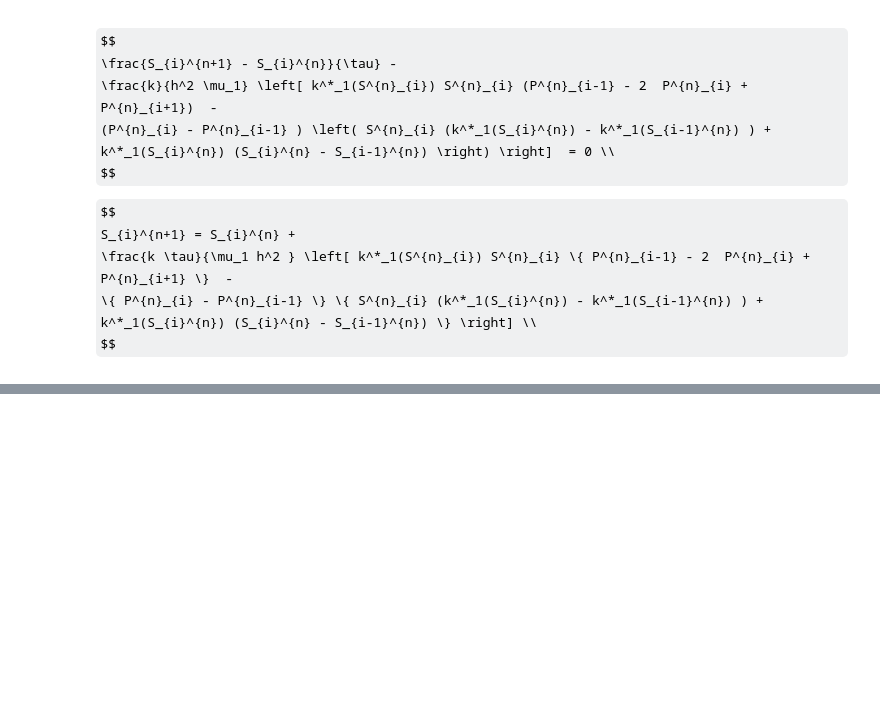
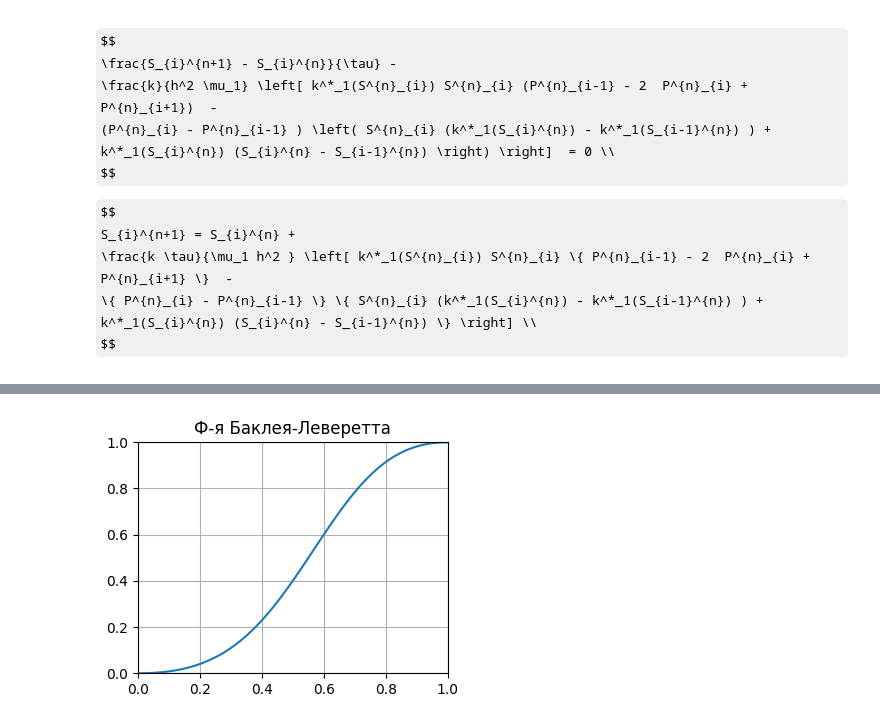
Before and after one commit to lnrSmglln/Carbonate-Acidizing-Modeling, a Jupyter notebook: 2phase.ipynb, the cells around one changed output, grey strips where cells are left out. Saved outputs shown, nothing was run; the diff lists cells and outputs as text; code cells hidden in the pictures; some formulas as TeX source; blank space fills up the shorter version.

```diff
--- a/2phase.ipynb
+++ b/2phase.ipynb
@@ -164,0 +149,14 @@ plt.show()
+# %%
+# визуал функции Баклея-Леверетта
+figure(figsize=(4, 3), dpi=100)
+s = np.arange(0, 1.01, 0.01)
+mu = mu1 / mu2
+f_s = mu * np.array([k2(i) for i in s]) / (mu * np.array([k2(i) for i in s]) + np.array([k1(i) for i in s]))
+plt.plot(s, f_s)
+plt.title("Ф-я Баклея-Леверетта")
+plt.grid(True)
+plt.xlim([0,1])
+plt.ylim([0,1])
+plt.show()
+# %% [output]
+[figure, added]
```
Also changed, not shown: parts of 12 cells of this notebook.
